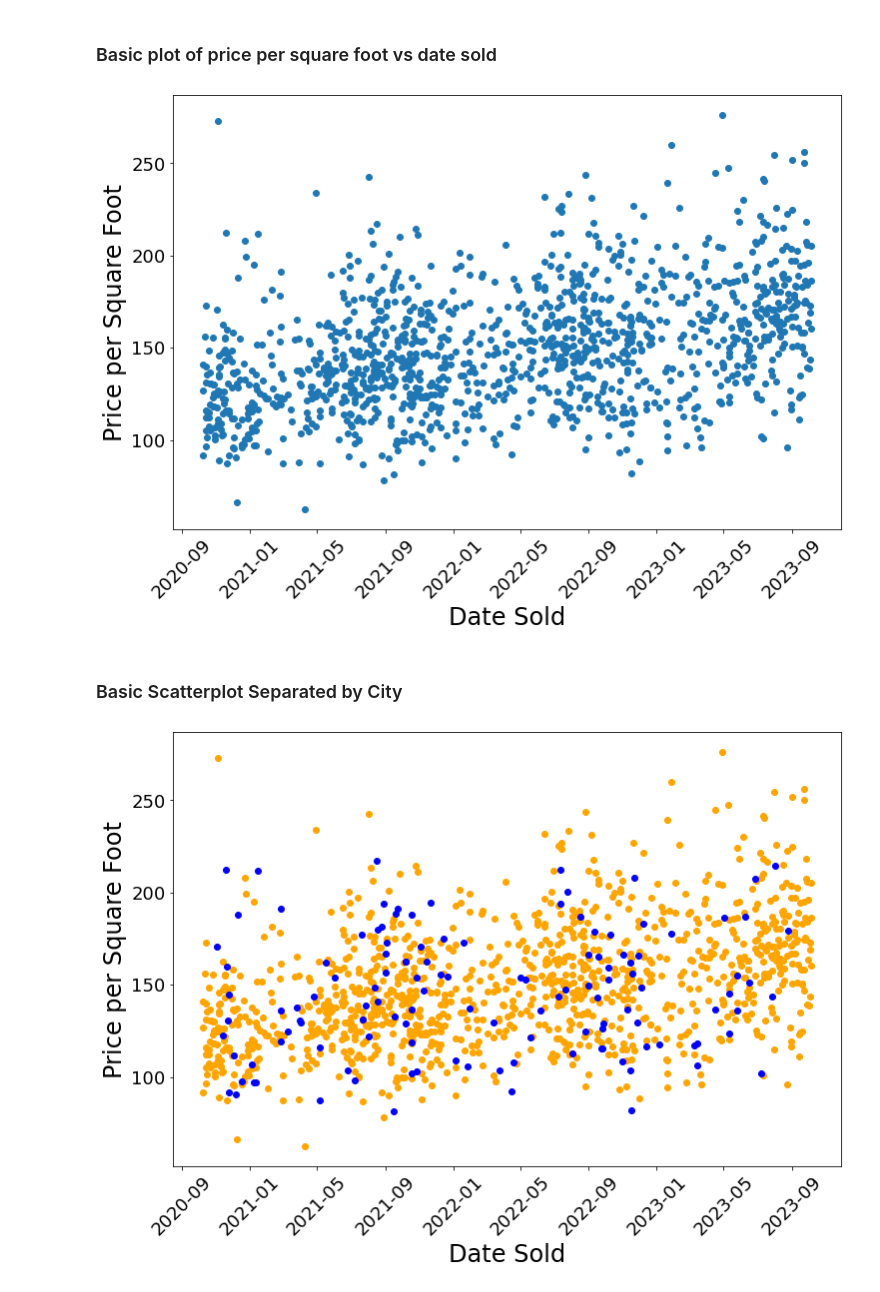
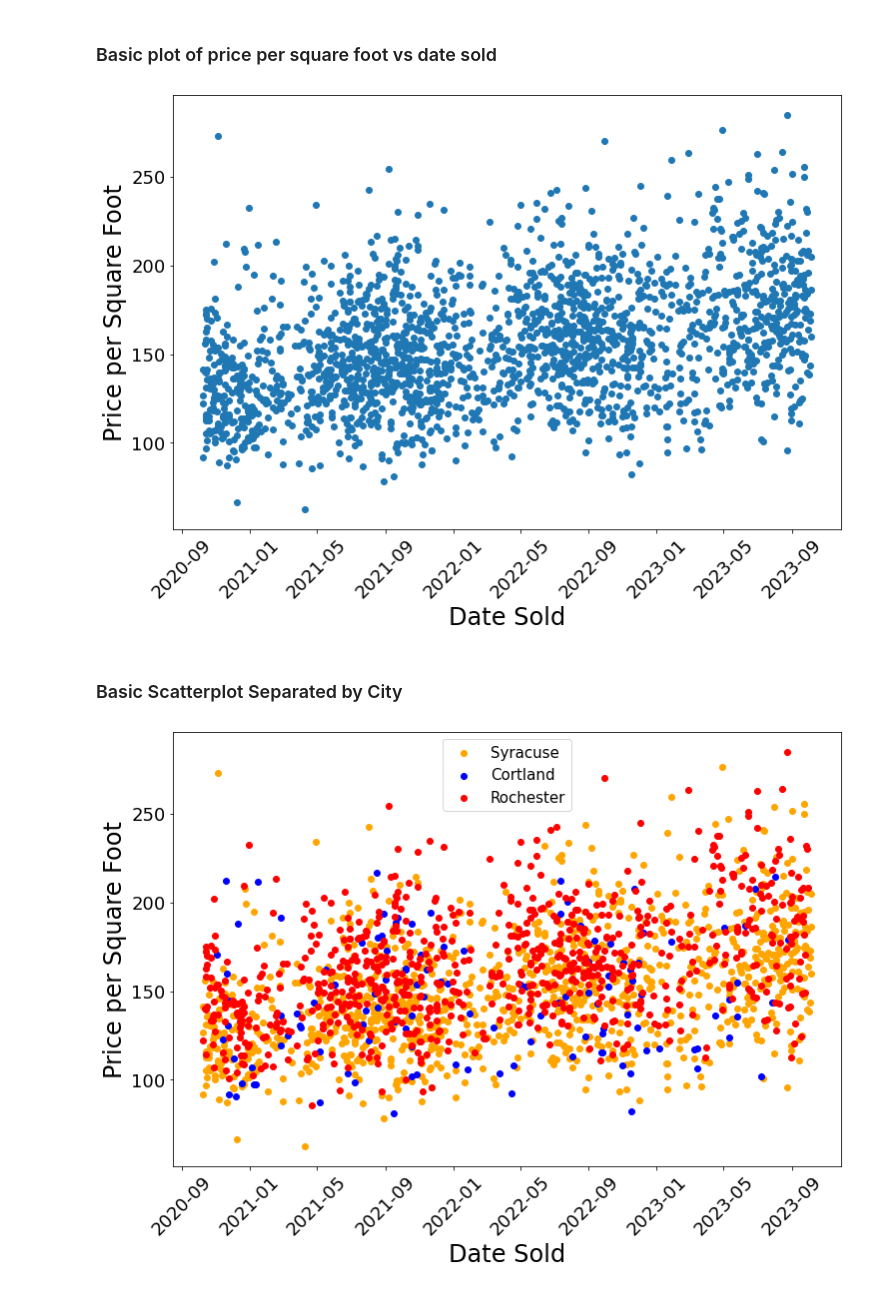
Before and after one commit to marcus-elia/house-sale-data, a Jupyter notebook: HouseData.ipynb, the cells around one changed output. Drawn from its saved outputs; the diff is of its cells as text; code cells hidden in the pictures.

```diff
--- a/HouseData.ipynb
+++ b/HouseData.ipynb
@@ -74,6 +76,8 @@ def choose_city(location):
     elif city_name in ["Syracuse", "Liverpool", "Jamesville", "Dewitt", "Manlius", "Fayetteville", "Minoa", "East Syracuse",\
                  "North Syracuse", "Clay", "Cicero", "Brewerton", "Camillus", "Baldwinsville", "Warners", "Solvay"]:
         return "Syracuse"
+    elif city_name in ["Fairport", "Pittsford", "Penfield", "Victor", "Rochester"]:
+        return "Rochester"
     else:
         raise ValueError("Unknown city %s" % location)
 # %% [markdown]
@@ -149,8 +153,10 @@ df[["$ per sqft"]] = df["price"] / df["sqft"]
 df[["city"]] = [choose_city(location) for location in df["location"]]
 syr_df = df[df['city'] == "Syracuse"]
 cort_df = df[df['city'] == "Cortland"]
+roc_df = df[df['city'] == "Rochester"]
 print("There are %d houses in the Syracuse area" % len(syr_df))
 print("There are %d houses in Cortland area" % len(cort_df))
+print("There are %d houses in Rochester area" % len(roc_df))
 # %% [output]
 There are 1131 houses in the Syracuse area
 There are 125 houses in Cortland area
@@ -175,23 +182,26 @@ ax.set_xlabel("Date Sold", fontsize=24)
 ax.set_ylabel("Price per Square Foot", fontsize=24)
 plt.show()
 # %% [output]
-[figure, old version]
+[figure, new version]
 # %% [markdown]
 ### Basic Scatterplot Separated by City
 # %%
 syr_dates = [datetime.datetime.fromtimestamp(x) for x in syr_df.loc[:,"date_sold"]]
 cort_dates = [datetime.datetime.fromtimestamp(x) for x in cort_df.loc[:,"date_sold"]]
+roc_dates = [datetime.datetime.fromtimestamp(x) for x in roc_df.loc[:,"date_sold"]]
 
 fig, ax = plt.subplots()
 fig.set_figheight(8)
 fig.set_figwidth(12)
-ax.scatter(syr_dates, syr_df['$ per sqft'], color='orange')
-ax.scatter(cort_dates, cort_df['$ per sqft'], color='blue')
+ax.scatter(syr_dates, syr_df['$ per sqft'], color='orange', label="Syracuse")
+ax.scatter(cort_dates, cort_df['$ per sqft'], color='blue', label="Cortland")
+ax.scatter(roc_dates, roc_df['$ per sqft'], color='red', label="Rochester")
 ax.format_xdata = mdates.DateFormatter('%D:%M:%Y')
 plt.xticks(rotation=45, fontsize=18)
 plt.yticks(fontsize=18)
+plt.legend(fontsize=15)
 ax.set_xlabel("Date Sold", fontsize=24)
 ax.set_ylabel("Price per Square Foot", fontsize=24)
 plt.show()
 # %% [output]
-[figure, old version]
+[figure, new version]
```
Also changed, not shown: parts of 8 cells of this notebook.
